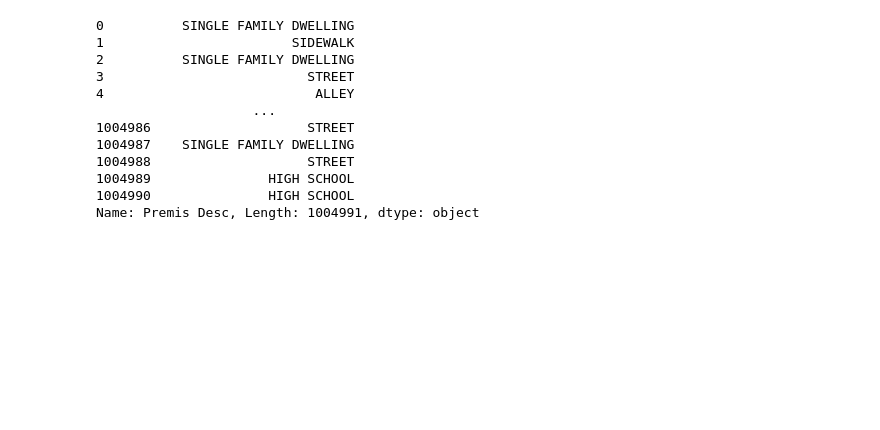
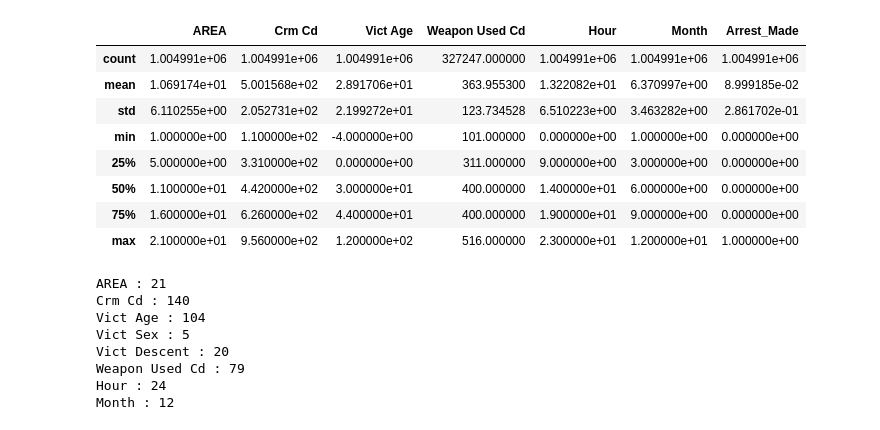
Before and after one commit to smusab9152/LA_Crime, a Jupyter notebook: Binary_Classification_Models.ipynb, the cells around one changed output. Cells and saved outputs as stored; diff of their text form; code cells hidden in the pictures; blank space fills up the shorter version.

```diff
--- a/Binary_Classification_Models.ipynb
+++ b/Binary_Classification_Models.ipynb
@@ -12,2 +77,3 @@ data = pd.read_csv("LA_Crime_dataset.csv")
 # %%
-data.isna().sum()
+#Creating dataset
+bin_class_1 = data[["AREA","Crm Cd","Vict Age","Vict Sex","Vict Descent","Weapon Used Cd"]]
@@ -40,0 +80,4 @@ data[["AREA","AREA NAME"]].head()
+# %%
+#Creating Hour and Month column and droppong TIME OCC amd DATE OCC
+bin_class_1['Hour'] = pd.to_datetime(data['TIME OCC'].astype(str).str.zfill(4),format='%H%M').dt.hour
+bin_class_1['Month'] = pd.to_datetime(data['DATE OCC'].astype(str)).dt.month
@@ -40,0 +95,11 @@ data[["AREA","AREA NAME"]].head()
+# %%
+#Creating target variable column
+status_map = {
+    'Adult Arrest': 1,
+    'Juv Arrest': 1,
+    'Invest Cont': 0,
+    'Adult Other': 0,
+    'Juv Other': 0,
+    'UNK': 0
+}
+bin_class_1['Arrest_Made'] = data['Status Desc'].map(status_map)
@@ -41,15 +133,27 @@ data[["AREA","AREA NAME"]].head()
+# %%
+bin_class_1.describe()
+# %% [output]
+|  | AREA | Crm Cd | Vict Age | Weapon Used Cd | Hour | Month | Arrest_Made |
+| count | 1.004991e+06 | 1.004991e+06 | 1.004991e+06 | 327247.000000 | 1.004991e+06 | 1.004991e+06 | 1.004991e+06 |
+| mean | 1.069174e+01 | 5.001568e+02 | 2.891706e+01 | 363.955300 | 1.322082e+01 | 6.370997e+00 | 8.999185e-02 |
+| std | 6.110255e+00 | 2.052731e+02 | 2.199272e+01 | 123.734528 | 6.510223e+00 | 3.463282e+00 | 2.861702e-01 |
+| min | 1.000000e+00 | 1.100000e+02 | -4.000000e+00 | 101.000000 | 0.000000e+00 | 1.000000e+00 | 0.000000e+00 |
+| 25% | 5.000000e+00 | 3.310000e+02 | 0.000000e+00 | 311.000000 | 9.000000e+00 | 3.000000e+00 | 0.000000e+00 |
+| 50% | 1.100000e+01 | 4.420000e+02 | 3.000000e+01 | 400.000000 | 1.400000e+01 | 6.000000e+00 | 0.000000e+00 |
+| 75% | 1.600000e+01 | 6.260000e+02 | 4.400000e+01 | 400.000000 | 1.900000e+01 | 9.000000e+00 | 0.000000e+00 |
+| max | 2.100000e+01 | 9.560000e+02 | 1.200000e+02 | 516.000000 | 2.300000e+01 | 1.200000e+01 | 1.000000e+00 |
 # %%
-data["Premis Desc"]
+#Using for loop to check number of unique values in columns
+check_unique = bin_class_1.iloc[:,:8]
+for col in check_unique:
+    unq = bin_class_1[col].nunique()
+    print(f"{col} : {unq}")
 # %% [output]
-0          SINGLE FAMILY DWELLING
-1                        SIDEWALK
-2          SINGLE FAMILY DWELLING
-3                          STREET
-4                           ALLEY
-                    ...
-1004986                    STREET
-1004987    SINGLE FAMILY DWELLING
-1004988                    STREET
-1004989               HIGH SCHOOL
-1004990               HIGH SCHOOL
-Name: Premis Desc, Length: 1004991, dtype: object
+AREA : 21
+Crm Cd : 140
+Vict Age : 104
+Vict Sex : 5
+Vict Descent : 20
+Weapon Used Cd : 79
+Hour : 24
+Month : 12
```
Also changed, not shown: parts of 42 cells of this notebook, 1 other file.
